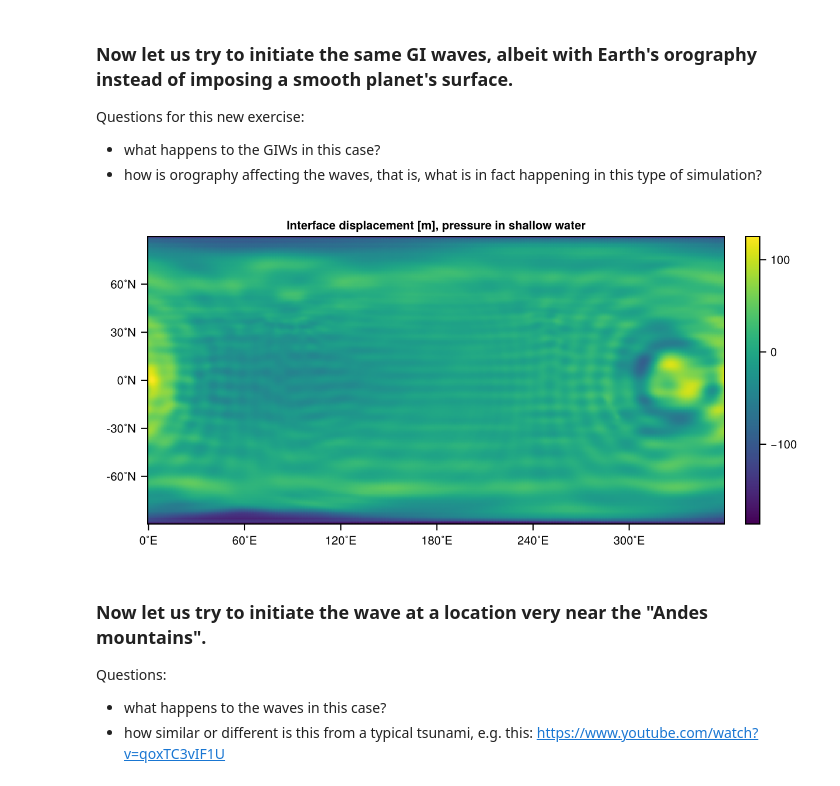
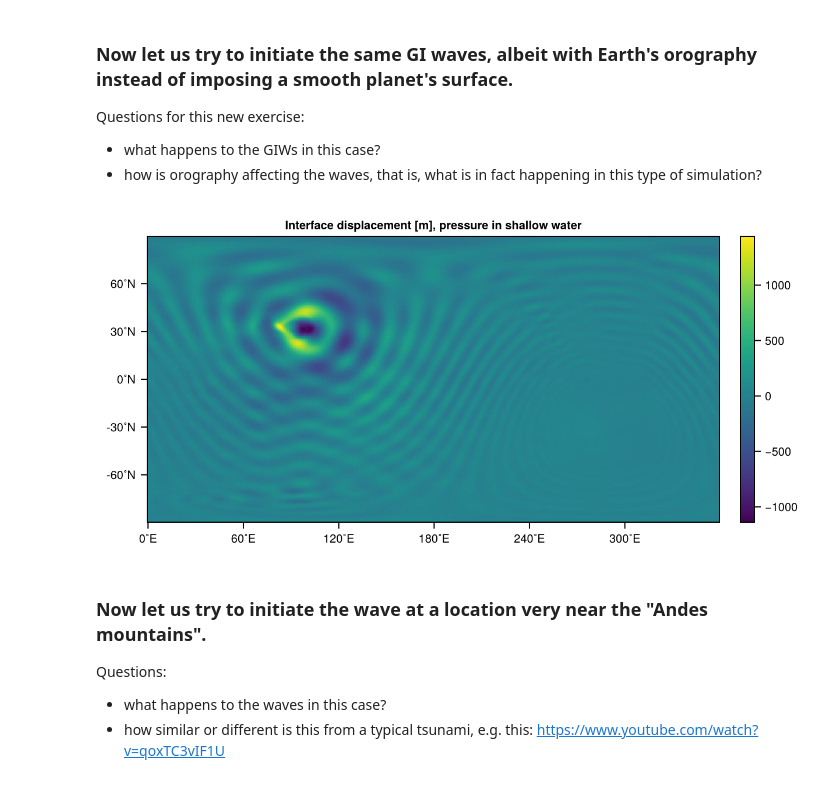
Before and after one commit to pierluigividale/MTMW14, a Jupyter notebook: Notebooks/SW-GlobalGWs-PL-Milan.ipynb, the cells around one changed output. Drawn from its saved outputs; the diff is of its cells as text; code cells hidden in the pictures.

```diff
--- a/Notebooks/SW-GlobalGWs-PL-Milan.ipynb
+++ b/Notebooks/SW-GlobalGWs-PL-Milan.ipynb
@@ -53,7 +54,7 @@ SpectralGrid:
 # %% [markdown]
 Now we define the model components that we want to customize, this includes numerics, initial and boundary conditions and output
 # %%
-output = NetCDFOutput(spectral_grid, ShallowWater, path="/Users/vidale/ShallowWaters", id="Bell", output_dt=Minute(60))
+output = NetCDFOutput(spectral_grid, ShallowWater, path="/Users/vidale/ShallowWaters", id="Bell", output_dt=Minute(5))
 
 # this is a centred semi-implicit scheme, backwards implicit with α=1 dampens gravity waves more
 implicit = ImplicitShallowWater(spectral_grid, α=0.5)
@@ -63,5 +64,6 @@ initial_conditions = StartFromRest()    # but set initial conditions for diverg
 
 # now construct the model by passing all components to the model constructor (";" means they are matched by name)
 model = ShallowWaterModel(spectral_grid; orography, initial_conditions, implicit, output)
+#model = PrimitiveDryModel(spectral_grid; orography, initial_conditions, output)
 # %% [output]
 ShallowWaterModel <: ShallowWater
@@ -136,15 +157,15 @@ Questions for this new exercise:
 # %%
 orography = EarthOrography(spectral_grid, smoothing=false)    # redefine orography, reuse other model components
 model = ShallowWaterModel(spectral_grid; orography, initial_conditions, implicit, output)
 simulation = initialize!(model)
 
-set!(simulation, div=div)
+set!(simulation, pres=pres)
 run!(simulation, period=Day(1))
 
 using CairoMakie
 heatmap(simulation.diagnostic_variables.grid.pres_grid, title="Interface displacement [m], pressure in shallow water")
 # %% [output]
-[figure, old version]
+[figure, new version]
 # %% [markdown]
 ### Now let us try to initiate the wave at a location very near the "Andes mountains".
 Questions:
```
Also changed, not shown: parts of 12 cells of this notebook.
